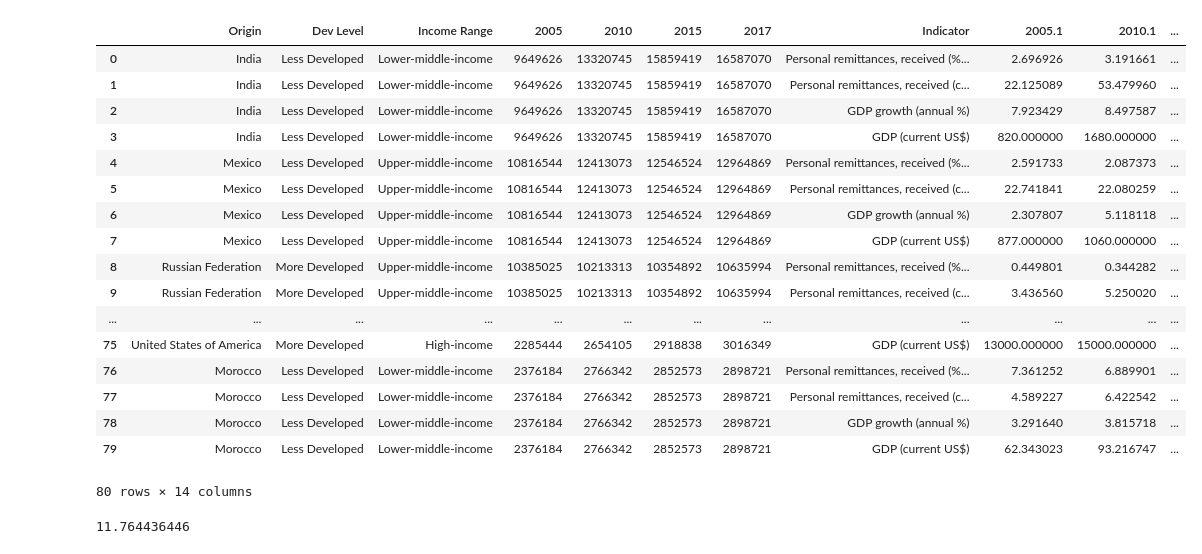
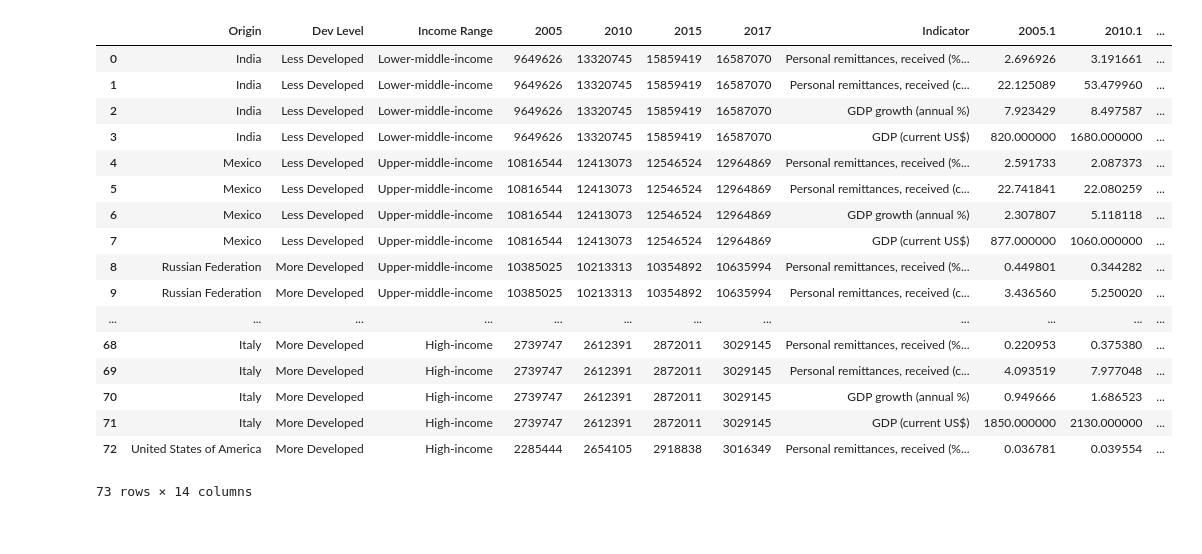
Before and after one commit to nithiye/Project-Guru, a Jupyter notebook: Martha/Ex_GDRem_v2.ipynb, the cells around one changed output. Cells and saved outputs as stored; diff of their text form; code cells hidden in the pictures.

```diff
--- a/Martha/Ex_GDRem_v2.ipynb
+++ b/Martha/Ex_GDRem_v2.ipynb
@@ -12,14 +13,15 @@ plot_data_csv = "../Output/MAGU_Data_for_plotting.csv"
 # Read data into Pandas data frames
 plot_data_df = pd.read_csv(plot_data_csv)
 # %%
-# Add Totals for migrants and indicators
+# Add Totals for migrants
 plot_data_df["Tot Migrant"] = plot_data_df.loc[:,"2005":"2017"].sum(axis=1)
-# Need to get following instructions to work
-plot_data_df["Tot Indic"] = plot_data_df.loc[:,"2005.1":"2017.1"].sum(axis=1)
 
-# # For amount indicators calculate a sum
-# plot_data_df["Tot Indic"] = plot_data_df.loc[~plot_data_df["Indicator"].str.contains('%'), "2005.1":"2017.1"].\
-#     sum(axis=1)
-# # For percetange indicators calculate an average
-# plot_data_df["Tot Indic"] = plot_data_df.loc[plot_data_df.Indicator.str.contains('%'), "2005.1":"2017.1"].\
-#     mean(axis=1)
+# For amount indicators calculate a sum
+amt_ser = plot_data_df.loc[~plot_data_df["Indicator"].str.contains('%'), "2005.1":"2017.1"].\
+    sum(axis=1)
+# For percetange indicators calculate an average
+per_ser = plot_data_df.loc[plot_data_df.Indicator.str.contains('%'), "2005.1":"2017.1"].\
+    mean(axis=1)
+
+# Add Totals for indicators
+plot_data_df["Tot Indic"] = pd.concat([amt_ser,per_ser]).sort_index()
@@ -26,21 +118,21 @@ plot_data_df["Tot Indic"] = plot_data_df.loc[:,"2005.1":"2017.1"].sum(axis=1)
 # %%
-plot_data_df
+plot_data_df.head(-7)
 # %% [output]
 |  | Origin | Dev Level | Income Range | 2005 | 2010 | 2015 | 2017 | Indicator | 2005.1 | 2010.1 | ... |
 | 0 | India | Less Developed | Lower-middle-income | 9649626 | 13320745 | 15859419 | 16587070 | Personal remittances, received (%... | 2.696926 | 3.191661 | ... |
 | 1 | India | Less Developed | Lower-middle-income | 9649626 | 13320745 | 15859419 | 16587070 | Personal remittances, received (c... | 22.125089 | 53.479960 | ... |
 | 2 | India | Less Developed | Lower-middle-income | 9649626 | 13320745 | 15859419 | 16587070 | GDP growth (annual %) | 7.923429 | 8.497587 | ... |
 | 3 | India | Less Developed | Lower-middle-income | 9649626 | 13320745 | 15859419 | 16587070 | GDP (current US$) | 820.000000 | 1680.000000 | ... |
 | 4 | Mexico | Less Developed | Upper-middle-income | 10816544 | 12413073 | 12546524 | 12964869 | Personal remittances, received (%... | 2.591733 | 2.087373 | ... |
 | 5 | Mexico | Less Developed | Upper-middle-income | 10816544 | 12413073 | 12546524 | 12964869 | Personal remittances, received (c... | 22.741841 | 22.080259 | ... |
 | 6 | Mexico | Less Developed | Upper-middle-income | 10816544 | 12413073 | 12546524 | 12964869 | GDP growth (annual %) | 2.307807 | 5.118118 | ... |
 | 7 | Mexico | Less Developed | Upper-middle-income | 10816544 | 12413073 | 12546524 | 12964869 | GDP (current US$) | 877.000000 | 1060.000000 | ... |
 | 8 | Russian Federation | More Developed | Upper-middle-income | 10385025 | 10213313 | 10354892 | 10635994 | Personal remittances, received (%... | 0.449801 | 0.344282 | ... |
 | 9 | Russian Federation | More Developed | Upper-middle-income | 10385025 | 10213313 | 10354892 | 10635994 | Personal remittances, received (c... | 3.436560 | 5.250020 | ... |
 | ... | ... | ... | ... | ... | ... | ... | ... | ... | ... | ... | ... |
-| 75 | United States of America | More Developed | High-income | 2285444 | 2654105 | 2918838 | 3016349 | GDP (current US$) | 13000.000000 | 15000.000000 | ... |
-| 76 | Morocco | Less Developed | Lower-middle-income | 2376184 | 2766342 | 2852573 | 2898721 | Personal remittances, received (%... | 7.361252 | 6.889901 | ... |
-| 77 | Morocco | Less Developed | Lower-middle-income | 2376184 | 2766342 | 2852573 | 2898721 | Personal remittances, received (c... | 4.589227 | 6.422542 | ... |
-| 78 | Morocco | Less Developed | Lower-middle-income | 2376184 | 2766342 | 2852573 | 2898721 | GDP growth (annual %) | 3.291640 | 3.815718 | ... |
-| 79 | Morocco | Less Developed | Lower-middle-income | 2376184 | 2766342 | 2852573 | 2898721 | GDP (current US$) | 62.343023 | 93.216747 | ... |
+| 68 | Italy | More Developed | High-income | 2739747 | 2612391 | 2872011 | 3029145 | Personal remittances, received (%... | 0.220953 | 0.375380 | ... |
+| 69 | Italy | More Developed | High-income | 2739747 | 2612391 | 2872011 | 3029145 | Personal remittances, received (c... | 4.093519 | 7.977048 | ... |
+| 70 | Italy | More Developed | High-income | 2739747 | 2612391 | 2872011 | 3029145 | GDP growth (annual %) | 0.949666 | 1.686523 | ... |
+| 71 | Italy | More Developed | High-income | 2739747 | 2612391 | 2872011 | 3029145 | GDP (current US$) | 1850.000000 | 2130.000000 | ... |
+| 72 | United States of America | More Developed | High-income | 2285444 | 2654105 | 2918838 | 3016349 | Personal remittances, received (%... | 0.036781 | 0.039554 | ... |
-80 rows × 14 columns
+73 rows × 14 columns
@@ -59,4 +138,0 @@ bar_info = plot_data_df.loc[plot_data_df["Indicator"] == "Personal remittances,
-# %%
-bar_info.loc[0,"Tot Indic"]
-# %% [output]
-11.764436446
```
Also changed, not shown: parts of 11 cells of this notebook, 12 other files.
